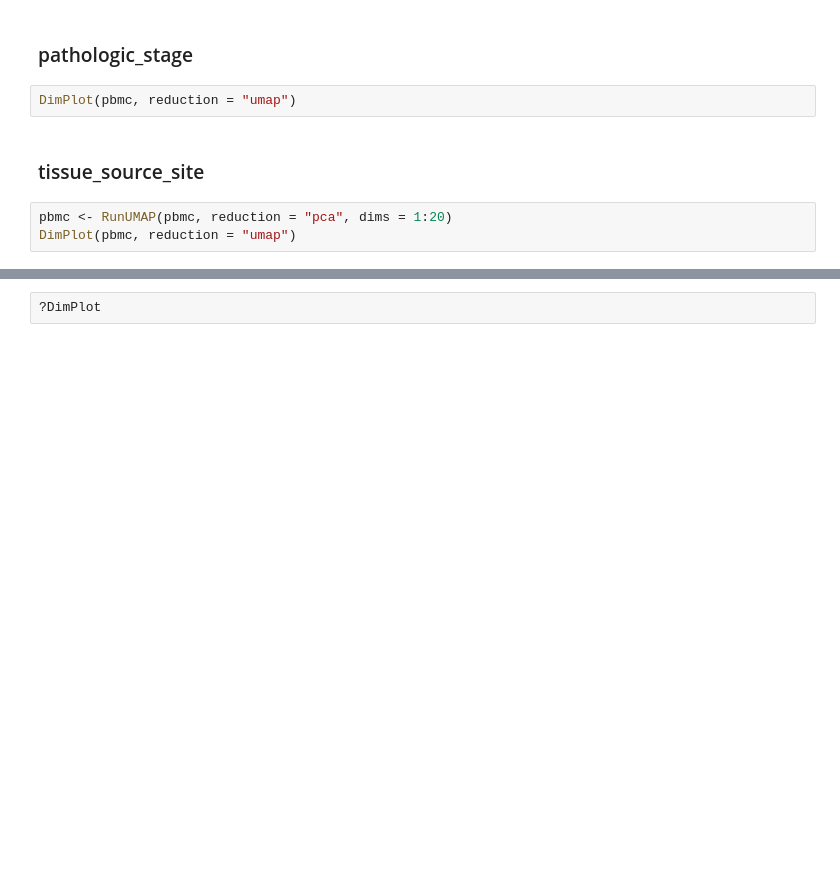
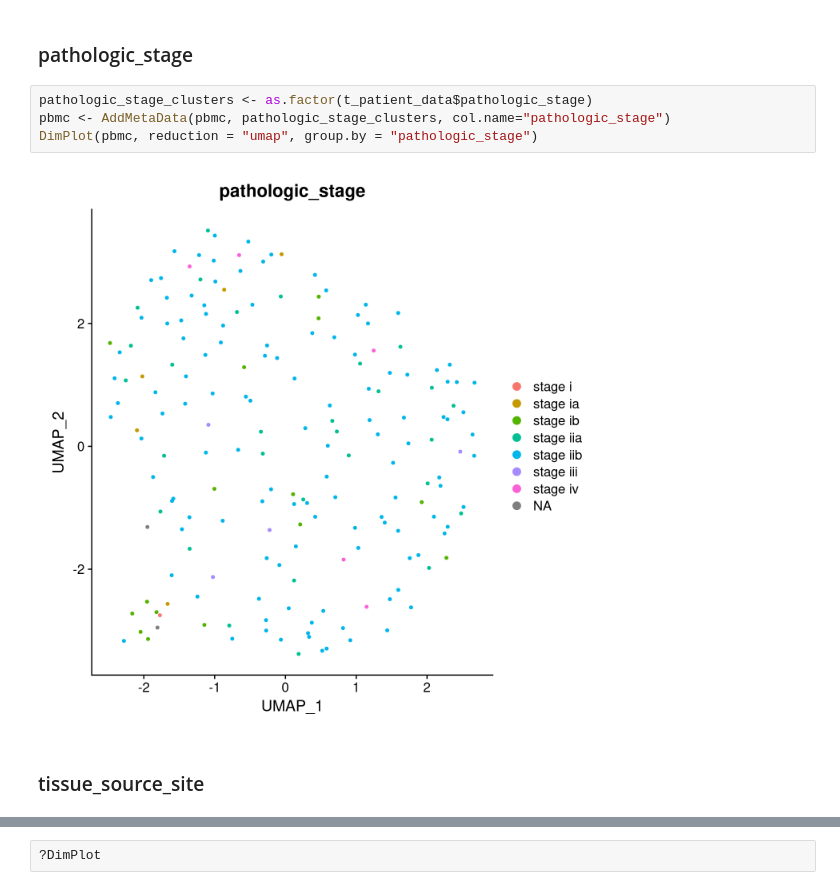
Before and after one commit to markmartorilopez/BigDataAnalytics_R, a Jupyter notebook: BigDataAnalytics_Project2021.ipynb, the cells around one changed output, grey strips where cells are left out. Saved outputs shown, nothing was run; the diff lists cells and outputs as text; blank space fills up the shorter version.

```diff
--- a/BigDataAnalytics_Project2021.ipynb
+++ b/BigDataAnalytics_Project2021.ipynb
@@ -717,9 +728,10 @@ DimPlot(pbmc, reduction = "umap", group.by = pbmc$seurat_clusters)
 # %% [markdown]
 ### pathologic_stage
-# %%
-DimPlot(pbmc, reduction = "umap")
+# %%
+pathologic_stage_clusters <- as.factor(t_patient_data$pathologic_stage)
+pbmc <- AddMetaData(pbmc, pathologic_stage_clusters, col.name="pathologic_stage")
+DimPlot(pbmc, reduction = "umap", group.by = "pathologic_stage")
+# %% [output]
+[figure, added]
 # %% [markdown]
 ### tissue_source_site
-# %%
-pbmc <- RunUMAP(pbmc, reduction = "pca", dims = 1:20)
-DimPlot(pbmc, reduction = "umap")
```
Also changed, not shown: parts of 13 cells of this notebook.
